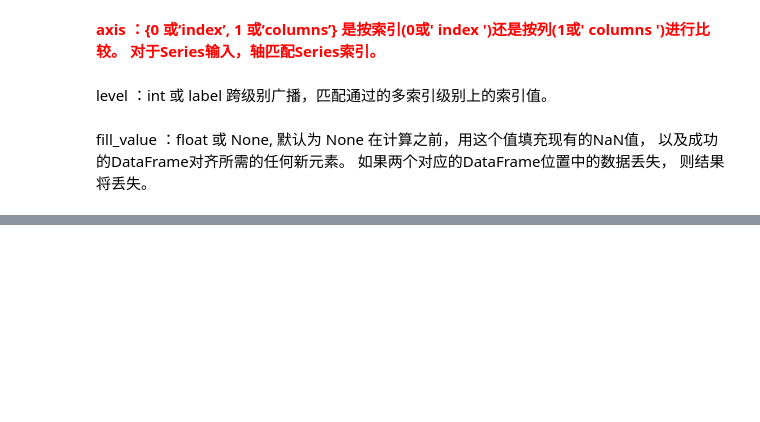
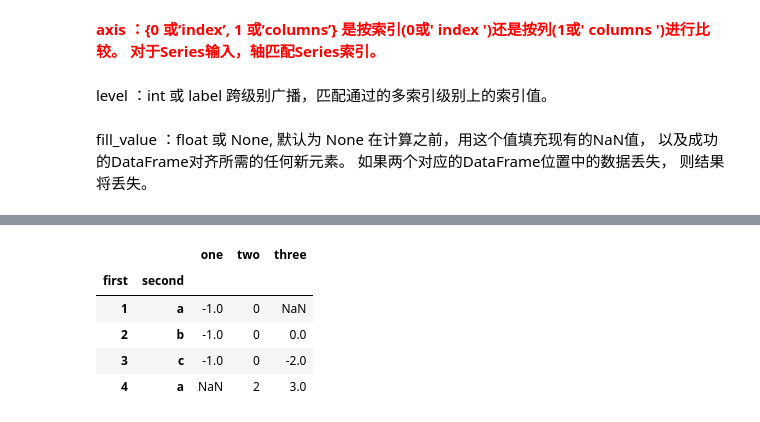
Before and after one commit to mangxiao2018/PandasSample, a Jupyter notebook: 100004-必会函数.ipynb, the cells around one changed output, grey strips where cells are left out. Saved outputs shown, nothing was run; the diff lists cells and outputs as text; code cells hidden in the pictures; blank space fills up the shorter version.

```diff
--- a/100004-必会函数.ipynb
+++ b/100004-必会函数.ipynb
@@ -256,0 +294,9 @@ fill_value ：float 或 None, 默认为 None
+# %%
+dfmi.sub(column, axis=0, level="second")
+# %% [output]
+|  |  | one | two | three |
+| first | second |  |  |  |
+| 1 | a | -1.0 | 0 | NaN |
+| 2 | b | -1.0 | 0 | 0.0 |
+| 3 | c | -1.0 | 0 | -2.0 |
+| 4 | a | NaN | 2 | 3.0 |
```
Also changed, not shown: parts of 19 cells of this notebook.
